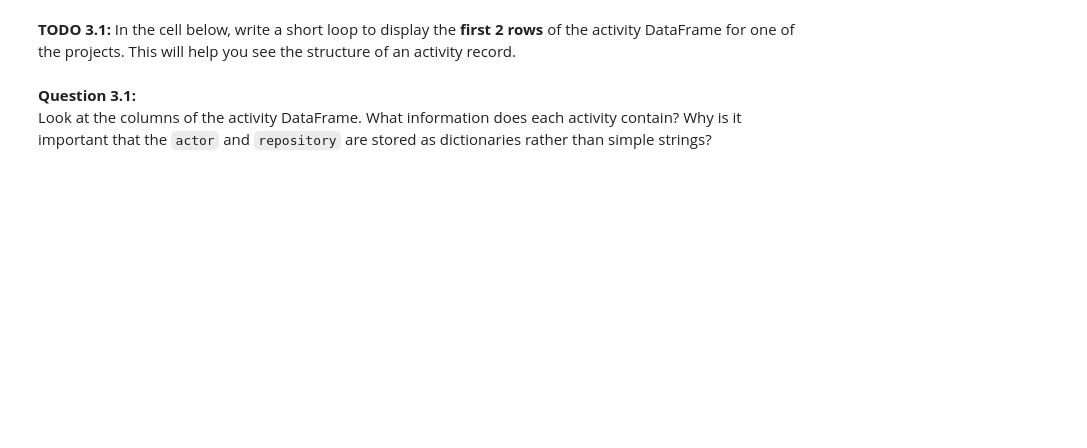
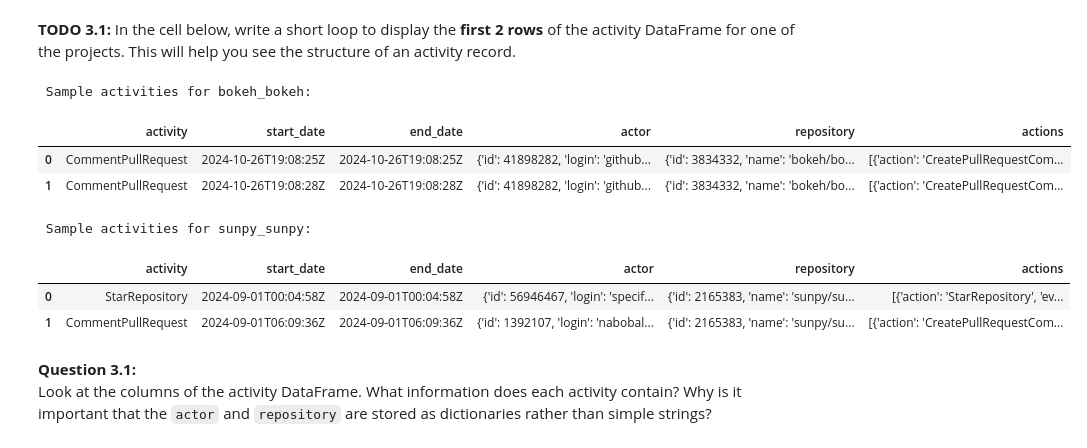
Before and after one commit to oussamahakik/bot-detection-and-roles, a Jupyter notebook: Bots-Template.ipynb, the cells around one changed output. Drawn from its saved outputs; the diff is of its cells as text; code cells hidden in the pictures; blank space fills up the shorter version.

```diff
--- a/Bots-Template.ipynb
+++ b/Bots-Template.ipynb
@@ -1389,6 +1399,18 @@ for file in activity_files:
 **TODO 3.1:** In the cell below, write a short loop to display the **first 2 rows** of the activity DataFrame for one of the projects. This will help you see the structure of an activity record.
 # %%
 # TODO: Display the first 2 rows of an activity DataFrame (choose any project)
+for project_name, df in activities_dfs.items():
+    print(f"\n Sample activities for {project_name}:")
+    display(df.head(2))
+# %% [output]
+ Sample activities for bokeh_bokeh:
+|  | activity | start_date | end_date | actor | repository | actions |
+| 0 | CommentPullRequest | 2024-10-26T19:08:25Z | 2024-10-26T19:08:25Z | {'id': 41898282, 'login': 'github... | {'id': 3834332, 'name': 'bokeh/bo... | [{'action': 'CreatePullRequestCom... |
+| 1 | CommentPullRequest | 2024-10-26T19:08:28Z | 2024-10-26T19:08:28Z | {'id': 41898282, 'login': 'github... | {'id': 3834332, 'name': 'bokeh/bo... | [{'action': 'CreatePullRequestCom... |
+ Sample activities for sunpy_sunpy:
+|  | activity | start_date | end_date | actor | repository | actions |
+| 0 | StarRepository | 2024-09-01T00:04:58Z | 2024-09-01T00:04:58Z | {'id': 56946467, 'login': 'specif... | {'id': 2165383, 'name': 'sunpy/su... | [{'action': 'StarRepository', 'ev... |
+| 1 | CommentPullRequest | 2024-09-01T06:09:36Z | 2024-09-01T06:09:36Z | {'id': 1392107, 'login': 'nabobal... | {'id': 2165383, 'name': 'sunpy/su... | [{'action': 'CreatePullRequestCom... |
 # %% [markdown]
 **Question 3.1:**
 Look at the columns of the activity DataFrame. What information does each activity contain? Why is it important that the `actor` and `repository` are stored as dictionaries rather than simple strings?
```
Also changed, not shown: parts of 12 cells of this notebook.
